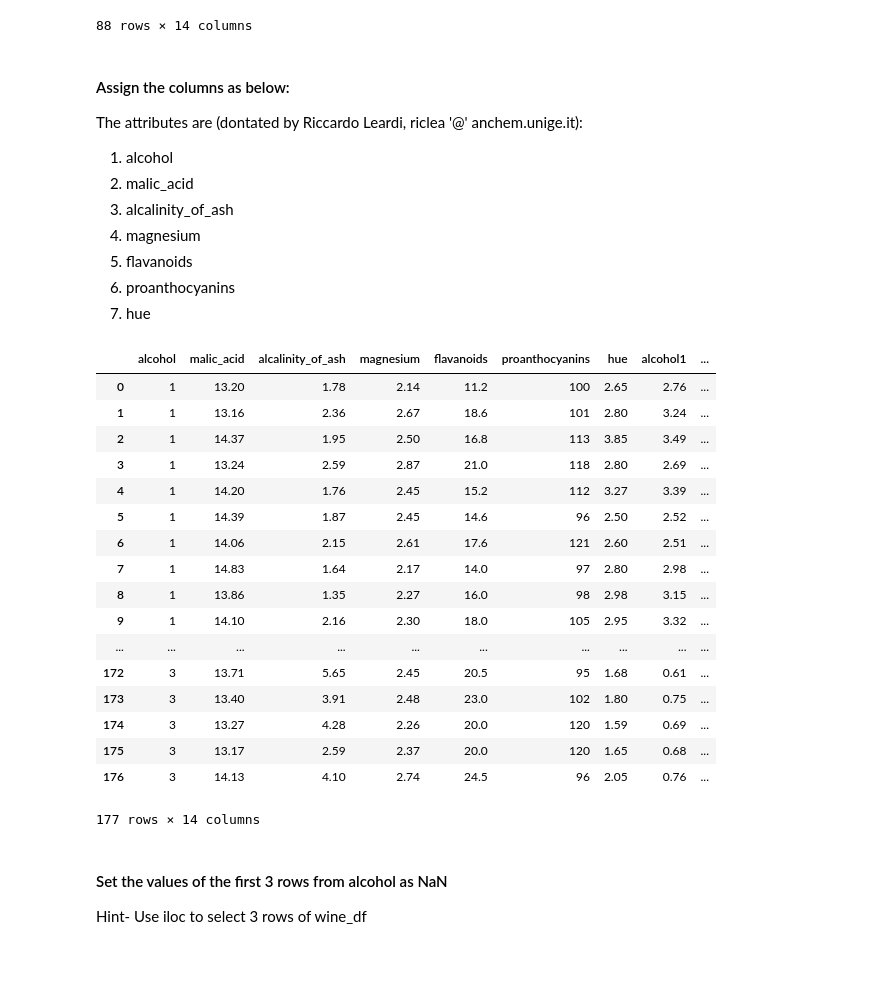
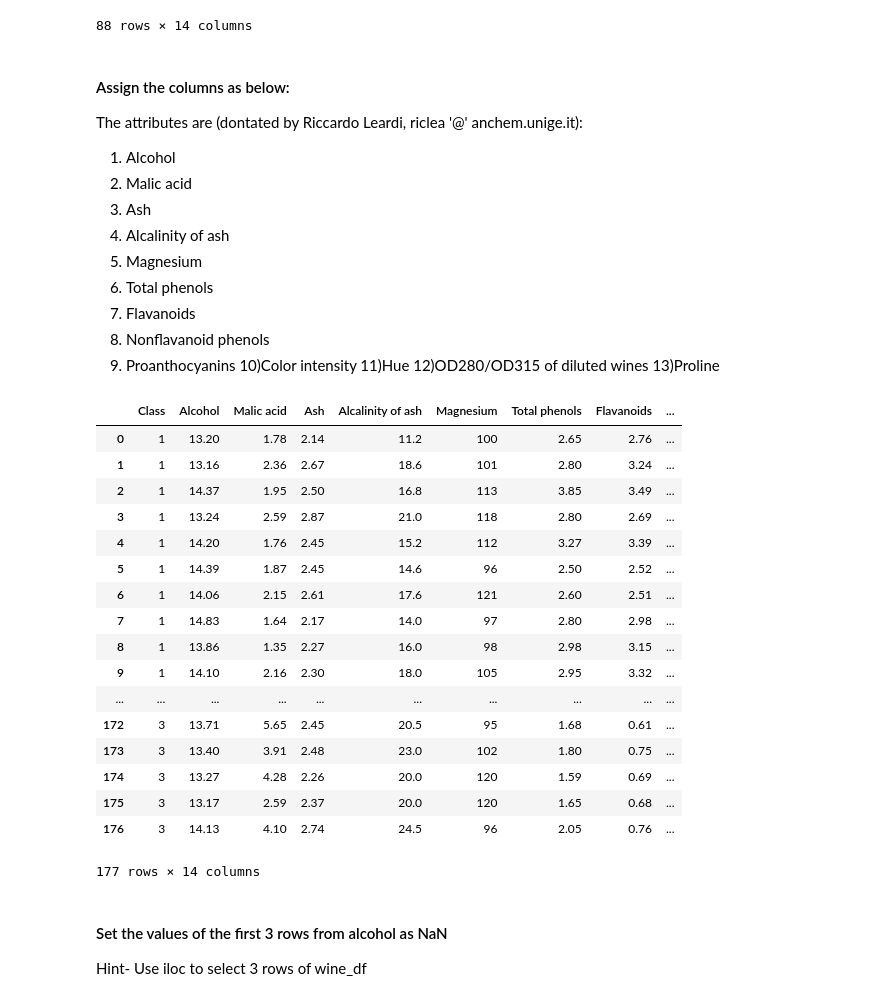
Before and after one commit to MLCCKolkata/Assignment-3, a Jupyter notebook: Exercise.ipynb, the cells around one changed output. Cells and saved outputs as stored; diff of their text form; code cells hidden in the pictures; blank space fills up the shorter version.

```diff
--- a/Exercise.ipynb
+++ b/Exercise.ipynb
@@ -77,35 +77,41 @@ wine_df_copy
 #### Assign the columns as below:
 
 The attributes are (dontated by Riccardo Leardi, riclea '@' anchem.unige.it):
-1) alcohol
-2) malic_acid
-3) alcalinity_of_ash
-4) magnesium
-5) flavanoids
-6) proanthocyanins
-7) hue
+1) Alcohol
+2) Malic acid
+3) Ash
+4) Alcalinity of ash
+5) Magnesium
+6) Total phenols
+7) Flavanoids
+8) Nonflavanoid phenols
+9) Proanthocyanins
+10)Color intensity
+11)Hue
+12)OD280/OD315 of diluted wines
+13)Proline
-# %%
-wine_df.columns=['alcohol','malic_acid','alcalinity_of_ash','magnesium','flavanoids','proanthocyanins','hue','alcohol1','malic_acid1','alcalinity_of_ash1','magnesium1','flavanoids1','proanthocyanins1','hue1']
-wine_df
-# %% [output]
-|  | alcohol | malic_acid | alcalinity_of_ash | magnesium | flavanoids | proanthocyanins | hue | alcohol1 | ... |
-| 0 | 1 | 13.20 | 1.78 | 2.14 | 11.2 | 100 | 2.65 | 2.76 | ... |
-| 1 | 1 | 13.16 | 2.36 | 2.67 | 18.6 | 101 | 2.80 | 3.24 | ... |
-| 2 | 1 | 14.37 | 1.95 | 2.50 | 16.8 | 113 | 3.85 | 3.49 | ... |
-| 3 | 1 | 13.24 | 2.59 | 2.87 | 21.0 | 118 | 2.80 | 2.69 | ... |
-| 4 | 1 | 14.20 | 1.76 | 2.45 | 15.2 | 112 | 3.27 | 3.39 | ... |
-| 5 | 1 | 14.39 | 1.87 | 2.45 | 14.6 | 96 | 2.50 | 2.52 | ... |
-| 6 | 1 | 14.06 | 2.15 | 2.61 | 17.6 | 121 | 2.60 | 2.51 | ... |
-| 7 | 1 | 14.83 | 1.64 | 2.17 | 14.0 | 97 | 2.80 | 2.98 | ... |
-| 8 | 1 | 13.86 | 1.35 | 2.27 | 16.0 | 98 | 2.98 | 3.15 | ... |
-| 9 | 1 | 14.10 | 2.16 | 2.30 | 18.0 | 105 | 2.95 | 3.32 | ... |
-| ... | ... | ... | ... | ... | ... | ... | ... | ... | ... |
-| 172 | 3 | 13.71 | 5.65 | 2.45 | 20.5 | 95 | 1.68 | 0.61 | ... |
-| 173 | 3 | 13.40 | 3.91 | 2.48 | 23.0 | 102 | 1.80 | 0.75 | ... |
-| 174 | 3 | 13.27 | 4.28 | 2.26 | 20.0 | 120 | 1.59 | 0.69 | ... |
-| 175 | 3 | 13.17 | 2.59 | 2.37 | 20.0 | 120 | 1.65 | 0.68 | ... |
-| 176 | 3 | 14.13 | 4.10 | 2.74 | 24.5 | 96 | 2.05 | 0.76 | ... |
-177 rows × 14 columns
+# %%
+wine_df.columns=['Class','Alcohol','Malic acid','Ash','Alcalinity of ash','Magnesium','Total phenols','Flavanoids','Nonflavanoid phenols','Proanthocyanins','Color intensity' ,'Hue','OD280/OD315 of diluted wines' ,'Proline']
+wine_df
+# %% [output]
+|  | Class | Alcohol | Malic acid | Ash | Alcalinity of ash | Magnesium | Total phenols | Flavanoids | ... |
+| 0 | 1 | 13.20 | 1.78 | 2.14 | 11.2 | 100 | 2.65 | 2.76 | ... |
+| 1 | 1 | 13.16 | 2.36 | 2.67 | 18.6 | 101 | 2.80 | 3.24 | ... |
+| 2 | 1 | 14.37 | 1.95 | 2.50 | 16.8 | 113 | 3.85 | 3.49 | ... |
+| 3 | 1 | 13.24 | 2.59 | 2.87 | 21.0 | 118 | 2.80 | 2.69 | ... |
+| 4 | 1 | 14.20 | 1.76 | 2.45 | 15.2 | 112 | 3.27 | 3.39 | ... |
+| 5 | 1 | 14.39 | 1.87 | 2.45 | 14.6 | 96 | 2.50 | 2.52 | ... |
+| 6 | 1 | 14.06 | 2.15 | 2.61 | 17.6 | 121 | 2.60 | 2.51 | ... |
+| 7 | 1 | 14.83 | 1.64 | 2.17 | 14.0 | 97 | 2.80 | 2.98 | ... |
+| 8 | 1 | 13.86 | 1.35 | 2.27 | 16.0 | 98 | 2.98 | 3.15 | ... |
+| 9 | 1 | 14.10 | 2.16 | 2.30 | 18.0 | 105 | 2.95 | 3.32 | ... |
+| ... | ... | ... | ... | ... | ... | ... | ... | ... | ... |
+| 172 | 3 | 13.71 | 5.65 | 2.45 | 20.5 | 95 | 1.68 | 0.61 | ... |
+| 173 | 3 | 13.40 | 3.91 | 2.48 | 23.0 | 102 | 1.80 | 0.75 | ... |
+| 174 | 3 | 13.27 | 4.28 | 2.26 | 20.0 | 120 | 1.59 | 0.69 | ... |
+| 175 | 3 | 13.17 | 2.59 | 2.37 | 20.0 | 120 | 1.65 | 0.68 | ... |
+| 176 | 3 | 14.13 | 4.10 | 2.74 | 24.5 | 96 | 2.05 | 0.76 | ... |
+177 rows × 14 columns
 # %% [markdown]
 #### Set the values of the first 3 rows from alcohol as NaN
 
```
Also changed, not shown: parts of 5 cells of this notebook.
